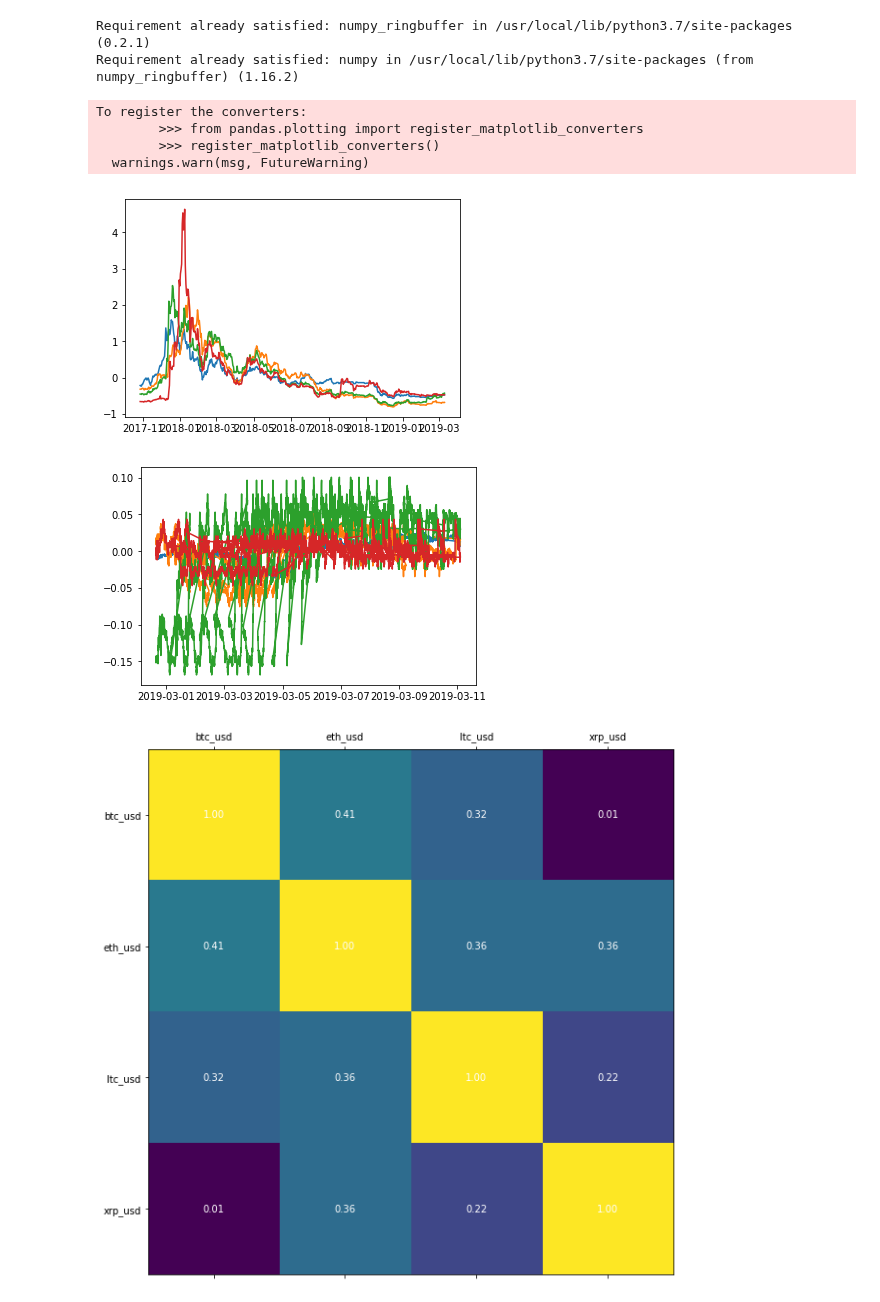
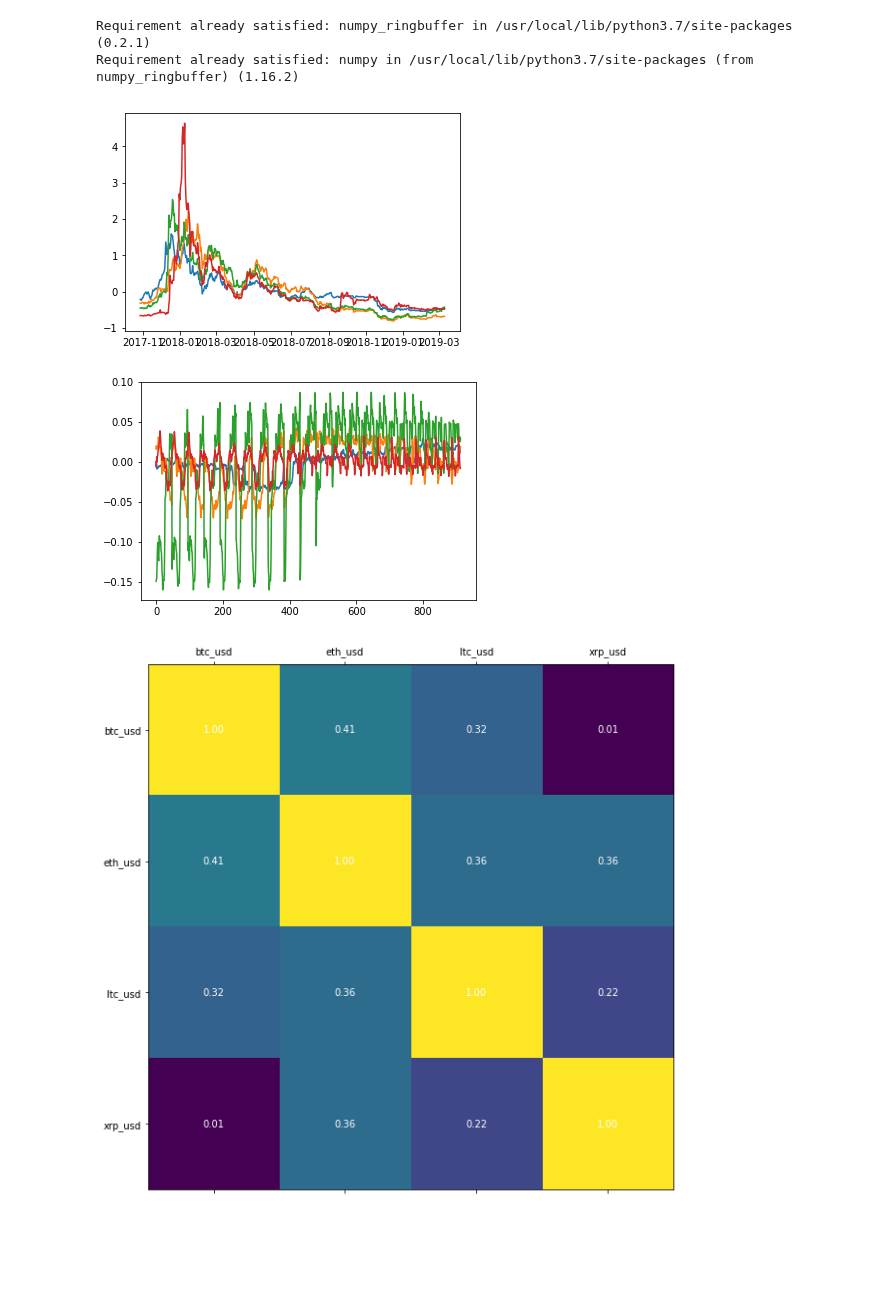
Before and after one commit to cambrian/quant, a Jupyter notebook: research/analysis.ipynb, the cells around one changed output. Saved outputs shown, nothing was run; the diff lists cells and outputs as text; code cells hidden in the pictures; blank space fills up the shorter version.

```diff
--- a/research/analysis.ipynb
+++ b/research/analysis.ipynb
@@ -23,23 +23,20 @@ def pair_currencies(pairs):
 # %%
 def prep_data(file):
     data = pickle.load(open(file, 'rb'))
     dates = [x['date'] for x in data]
     prices = [{k:v for k,v in x.items() if k in pairs} for x in data]
     return pd.DataFrame(prices, index = dates)
 
 data = prep_data('data.p')
 data_minute = prep_data('data-minute.p')
 plt.plot(data / data.mean() - 1)
 plt.show()
-plt.plot(data_minute / data_minute.mean() - 1)
+data_15min = data_minute.groupby(np.arange(len(data_minute))//15).mean()
+plt.plot(data_15min / data_15min.mean() - 1)
 plt.show()
 # %% [output]
-To register the converters:
-        >>> from pandas.plotting import register_matplotlib_converters
-        >>> register_matplotlib_converters()
-  warnings.warn(msg, FutureWarning)
 [figure]
-[figure, old version]
+[figure, new version]
 # %%
 def plot_corr(df,size=10):
     '''Function plots a graphical correlation matrix for each pair of columns in the dataframe.
```
Also changed, not shown: parts of 4 cells of this notebook.
